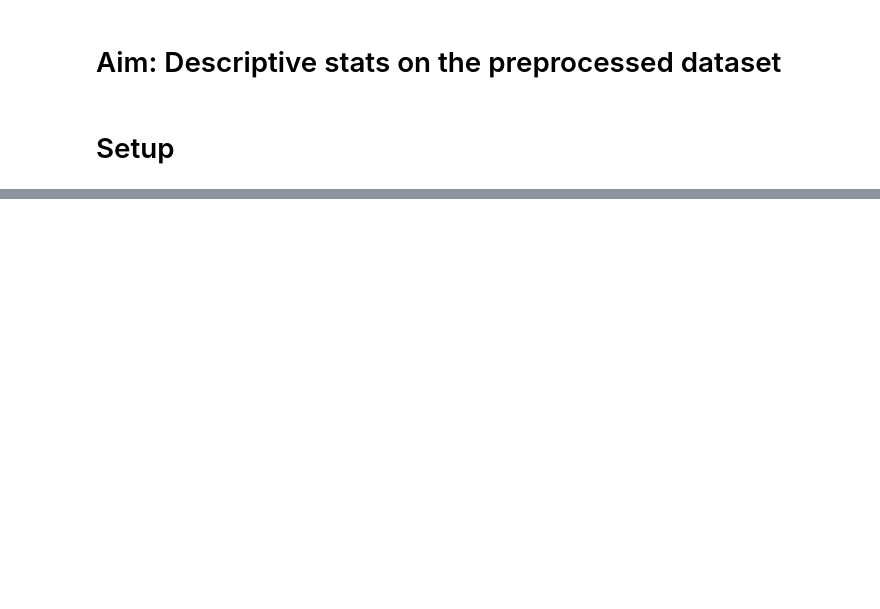
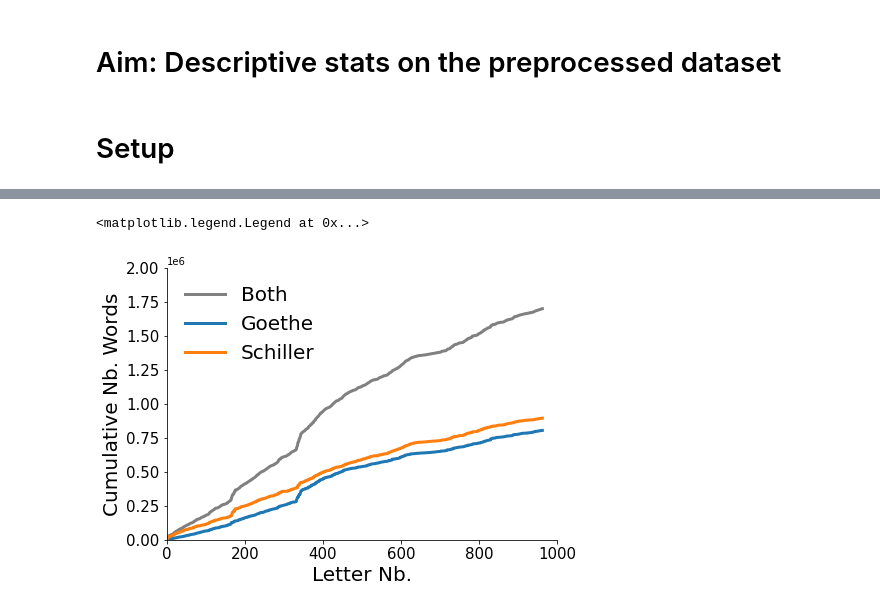
Before and after one commit to Ma-Fi-94/letters, a Jupyter notebook: Descriptive.ipynb, the cells around one changed output, grey strips where cells are left out. Drawn from its saved outputs; the diff is of its cells as text; code cells hidden in the pictures; blank space fills up the shorter version.

```diff
--- a/Descriptive.ipynb
+++ b/Descriptive.ipynb
@@ -75,0 +73,22 @@ df
+# %%
+# Cumulative number of words over time per author and in sum
+df["cum_words"] = np.cumsum(df.length)
+df["cum_words_G"] = np.cumsum([length if author == "Goethe" else 0 for (length, author) in zip(df.length, df.Author)])
+df["cum_words_S"] = np.cumsum([length if author == "Schiller" else 0 for (length, author) in zip(df.length, df.Author)])
+
+# Plot
+fig, ax = plt.subplots(1,1,figsize=(7,5))
+ax.set_xlabel("Letter Nb.", size=20)
+ax.set_ylabel("Cumulative Nb. Words", size=20)
+ax.tick_params(axis='both', which='major', labelsize=15)
+ax.spines["top"].set_visible(False)
+ax.spines["right"].set_visible(False)
+ax.set_xlim((0,1000))
+ax.set_ylim((0,2e6))
+ax.plot(df.cum_words, c="grey", label="Both", lw=3)
+ax.plot(df.cum_words_G, label="Goethe", lw=3)
+ax.plot(df.cum_words_S, label="Schiller", lw=3)
+ax.legend(loc=2, frameon=False, fontsize=20)
+# %% [output]
+<matplotlib.legend.Legend at 0x...>
+[figure, new version]
```
Also changed, not shown: parts of 9 cells of this notebook.
